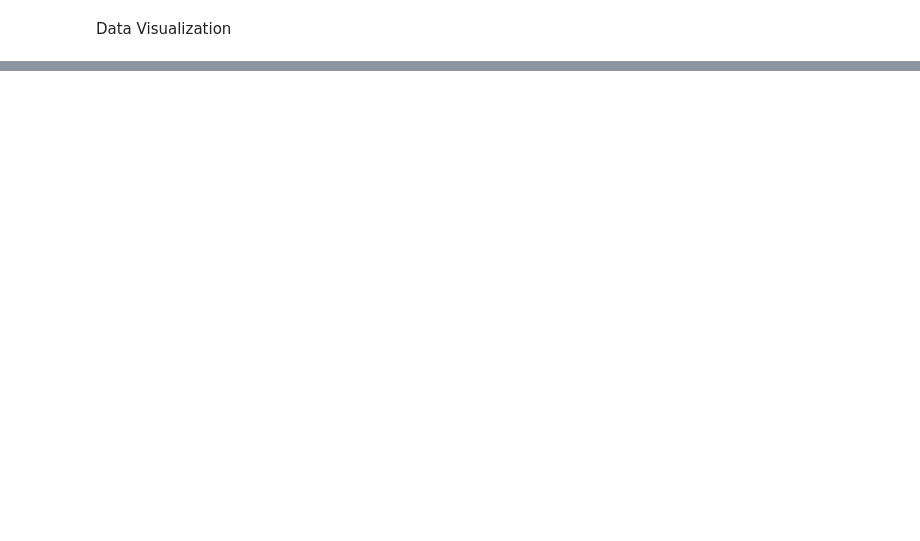
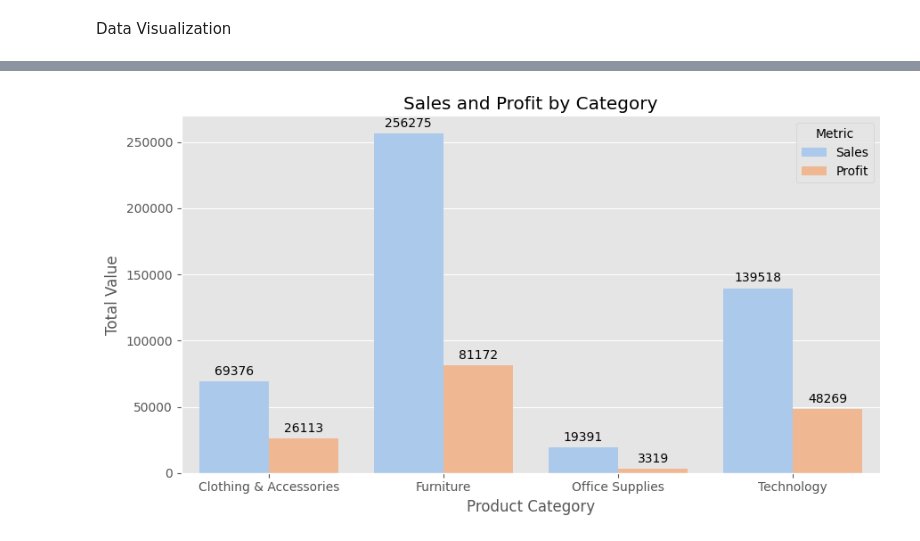
Before and after one commit to KiruthigaSidharthan/Global_Ecommerce_Sales_Analysis, a Jupyter notebook: Notebooks/Ecommerce_Analysis.ipynb, the cells around one changed output, grey strips where cells are left out. Cells and saved outputs as stored; diff of their text form; code cells hidden in the pictures; blank space fills up the shorter version.

Commit message:
Data visualization done

```diff
--- a/Notebooks/Ecommerce_Analysis.ipynb
+++ b/Notebooks/Ecommerce_Analysis.ipynb
@@ -477,0 +368,40 @@ NameError: name 'ecommerce_df' is not defined
+# %%
+category_summary = (
+    ecommerce_df
+    .groupby("Product_Category")[["Sales", "Profit"]]
+    .sum()
+    .reset_index()
+)
+
+plt.figure(figsize=(9, 5))
+
+category_summary_melt = category_summary.melt(
+    id_vars="Product_Category",
+    value_vars=["Sales", "Profit"],
+    var_name="Metric",
+    value_name="Value"
+)
+
+ax = sns.barplot(
+    data=category_summary_melt,
+    x="Product_Category",
+    y="Value",
+    hue="Metric",
+    palette="pastel"
+)
+
+plt.title("Sales and Profit by Category")
+plt.xlabel("Product Category")
+plt.ylabel("Total Value")
+
+plt.xticks(rotation=0)
+sns.despine()
+plt.legend(title="Metric")
+
+for container in ax.containers:
+    ax.bar_label(container, fmt='%.0f', padding=3)
+
+plt.tight_layout()
+plt.show()
+# %% [output]
+[figure, added]
```
Also changed, not shown: parts of 8 cells of this notebook.
